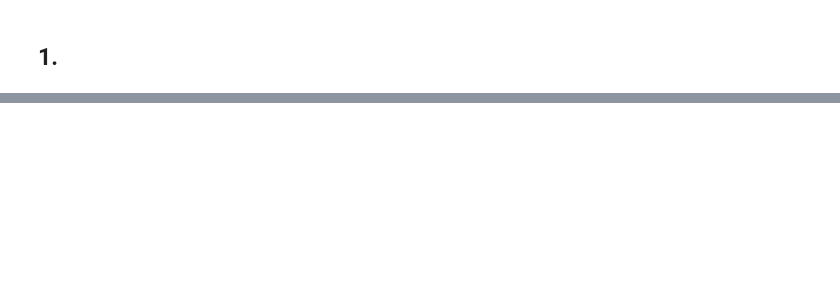
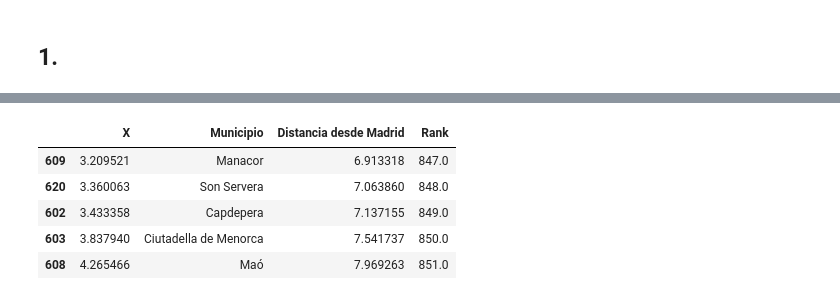
Before and after one commit to MarlonPeres/Ciencia-de-datos-2023, a Jupyter notebook: Anàlisis de datos con python.ipynb, the cells around one changed output, grey strips where cells are left out. Drawn from its saved outputs; the diff is of its cells as text; code cells hidden in the pictures; blank space fills up the shorter version.

```diff
--- a/Anàlisis de datos con python.ipynb
+++ b/Anàlisis de datos con python.ipynb
@@ -144,0 +346,10 @@ TypeError: '>=' not supported between instances of 'str' and 'int'
+# %%
+positivos_lejos_de_Madrid = distancia[distancia['Distancia desde Madrid']>0].sort_values('Distancia desde Madrid').tail(5)
+positivos_lejos_de_Madrid
+# %% [output]
+|  | X | Municipio | Distancia desde Madrid | Rank |
+| 609 | 3.209521 | Manacor | 6.913318 | 847.0 |
+| 620 | 3.360063 | Son Servera | 7.063860 | 848.0 |
+| 602 | 3.433358 | Capdepera | 7.137155 | 849.0 |
+| 603 | 3.837940 | Ciutadella de Menorca | 7.541737 | 850.0 |
+| 608 | 4.265466 | Maó | 7.969263 | 851.0 |
```
Also changed, not shown: parts of 38 cells of this notebook.
